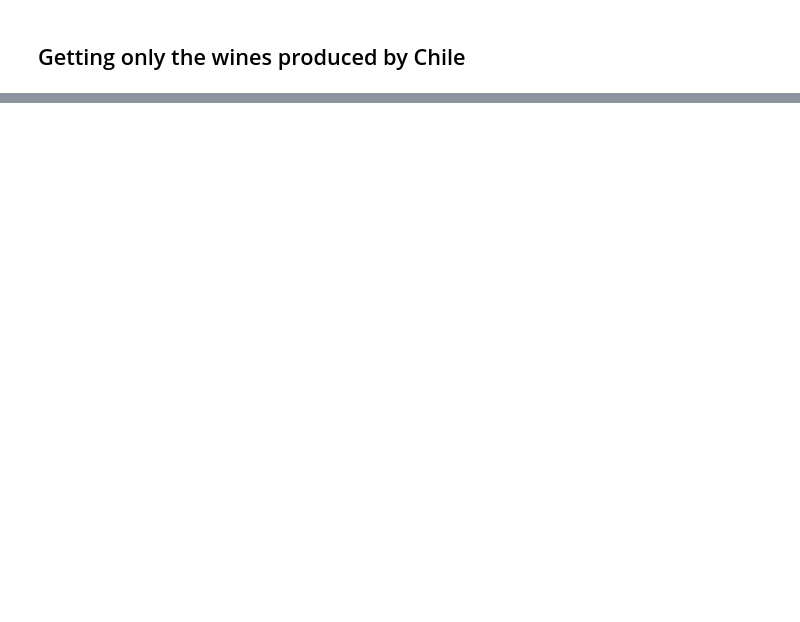
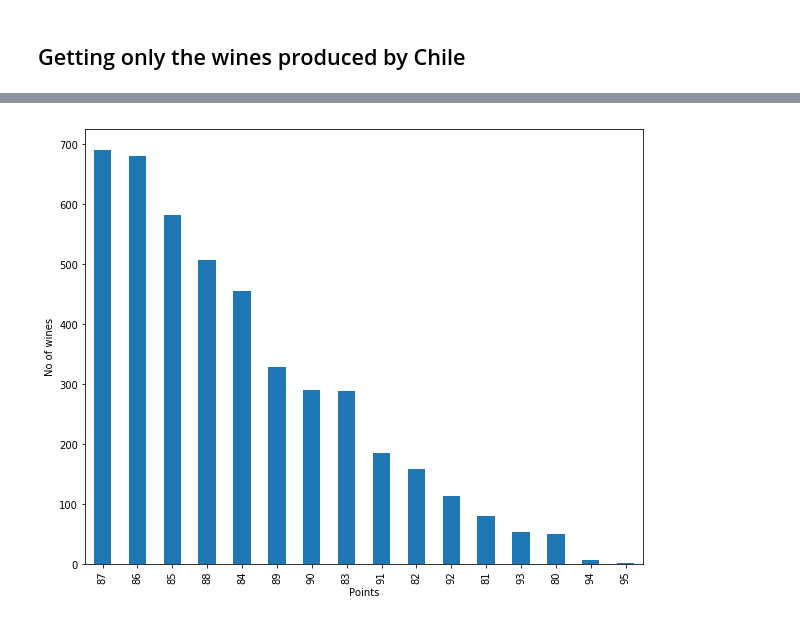
Before and after one commit to trallard/ReproduciblePython, a Jupyter notebook: solutions/01_exploredata.ipynb, the cells around one changed output, grey strips where cells are left out. Saved outputs shown, nothing was run; the diff lists cells and outputs as text; code cells hidden in the pictures; blank space fills up the shorter version.

```diff
--- a/solutions/01_exploredata.ipynb
+++ b/solutions/01_exploredata.ipynb
@@ -77,0 +105,9 @@ chile
+# %%
+fig, ax = plt.subplots(figsize = (10, 8))
+chile_points = chile['points'].value_counts().to_frame()
+chile_points.sort_values(by = 'points', ascending = False, inplace = True)
+chile_points.plot.bar(ax = ax, legend = None)
+ax.set_xlabel('Points')
+ax.set_ylabel('No of wines');
+# %% [output]
+[figure, added]
```
Also changed, not shown: parts of 10 cells of this notebook, 2 other files.
